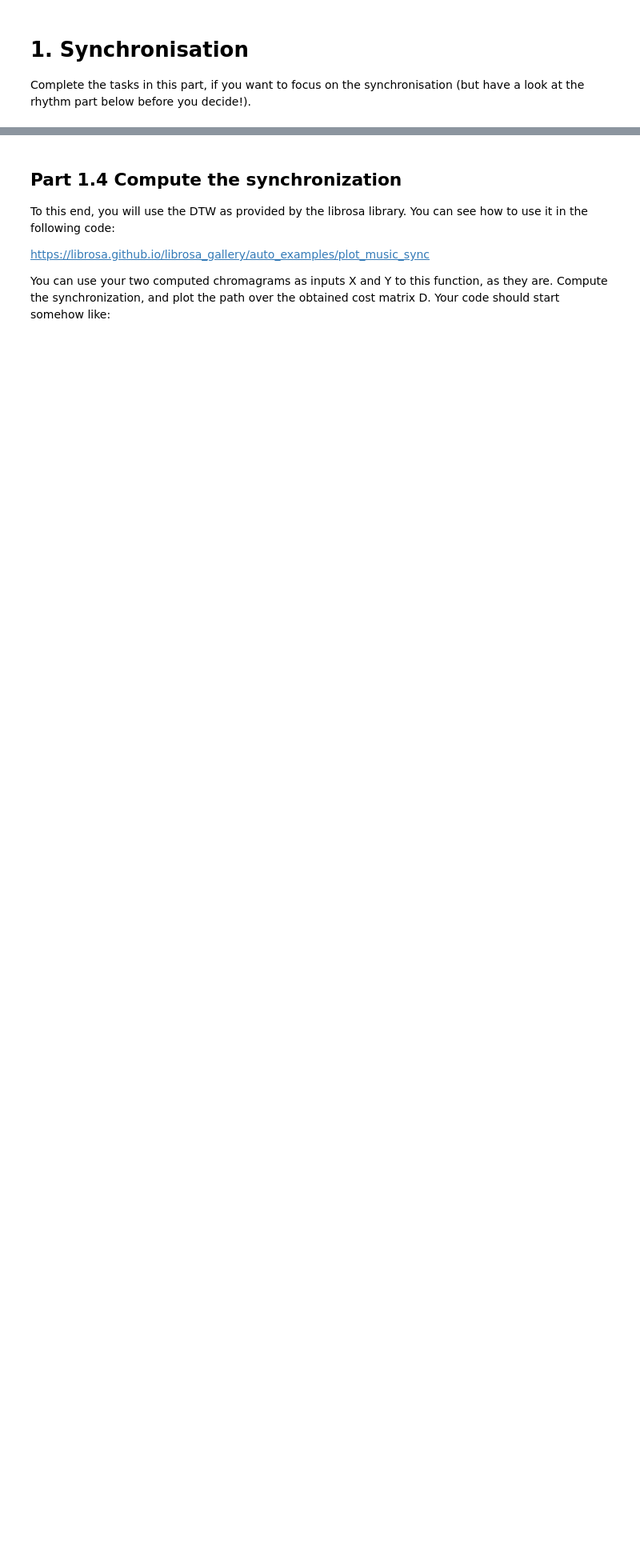
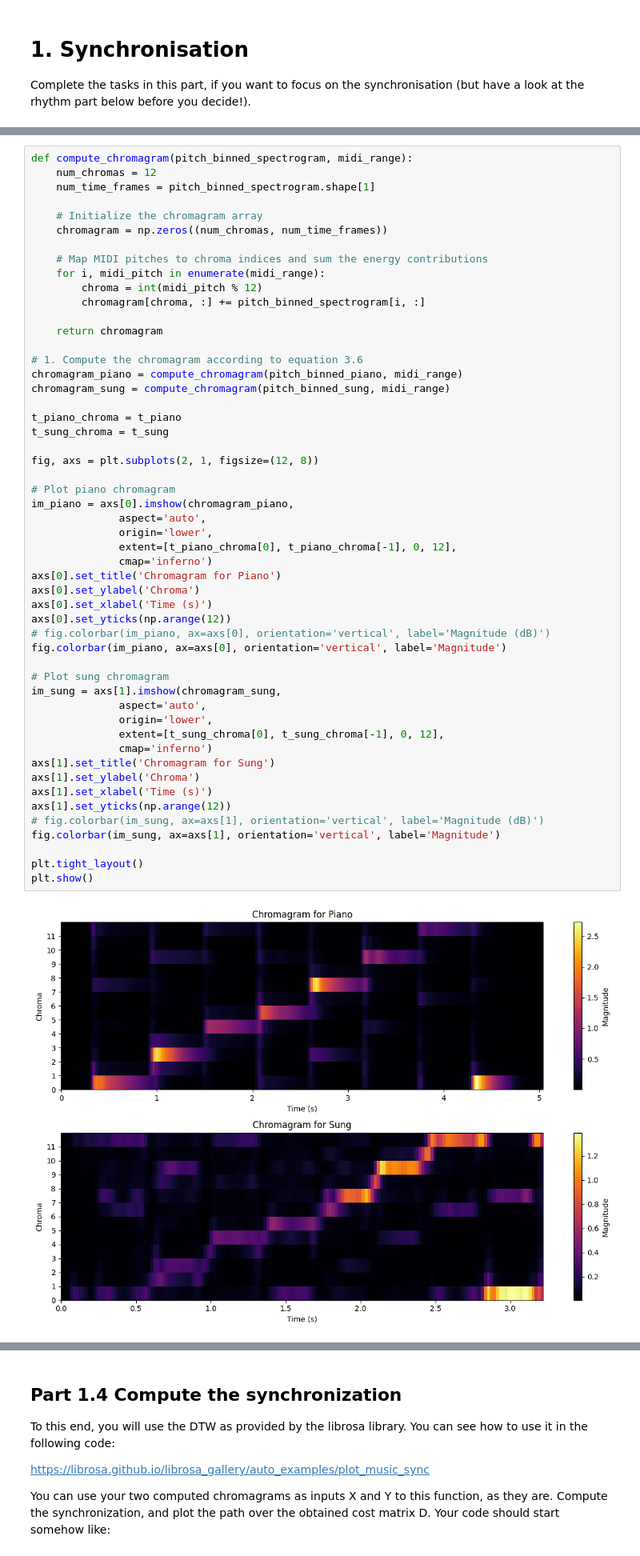
Before and after one commit to Charles0510/musicInformatics-DT2470, a Jupyter notebook: Lab/Lab4/DT2470_lab04-2.ipynb, the cells around one changed output, grey strips where cells are left out. Shown at 80% size. Cells and saved outputs as stored; diff of their text form; blank space fills up the shorter version.

```diff
--- a/Lab/Lab4/DT2470_lab04-2.ipynb
+++ b/Lab/Lab4/DT2470_lab04-2.ipynb
@@ -93,3 +258,57 @@ The chromagram is a feature that captures well harmonic and melodic development
 2.   Apply logarithmic compression to the chromagram. This will be your input feature for the DTW (my example uses gamma=100).
 
 ![](https://drive.google.com/uc?id=1eX8WhSmn6XxI8sIXxfRxdnssSrf2kICT)
+# %%
+def compute_chromagram(pitch_binned_spectrogram, midi_range):
+    num_chromas = 12
+    num_time_frames = pitch_binned_spectrogram.shape[1]
+
+    # Initialize the chromagram array
+    chromagram = np.zeros((num_chromas, num_time_frames))
+
+    # Map MIDI pitches to chroma indices and sum the energy contributions
+    for i, midi_pitch in enumerate(midi_range):
+        chroma = int(midi_pitch % 12)
+        chromagram[chroma, :] += pitch_binned_spectrogram[i, :]
+
+    return chromagram
+
+# 1. Compute the chromagram according to equation 3.6
+chromagram_piano = compute_chromagram(pitch_binned_piano, midi_range)
+chromagram_sung = compute_chromagram(pitch_binned_sung, midi_range)
+
+t_piano_chroma = t_piano
+t_sung_chroma = t_sung
+
+fig, axs = plt.subplots(2, 1, figsize=(12, 8))
+
+# Plot piano chromagram
+im_piano = axs[0].imshow(chromagram_piano,
+              aspect='auto',
+              origin='lower',
+              extent=[t_piano_chroma[0], t_piano_chroma[-1], 0, 12],
+              cmap='inferno')
+axs[0].set_title('Chromagram for Piano')
+axs[0].set_ylabel('Chroma')
+axs[0].set_xlabel('Time (s)')
+axs[0].set_yticks(np.arange(12))
+# fig.colorbar(im_piano, ax=axs[0], orientation='vertical', label='Magnitude (dB)')
+fig.colorbar(im_piano, ax=axs[0], orientation='vertical', label='Magnitude')
+
+# Plot sung chromagram
+im_sung = axs[1].imshow(chromagram_sung,
+              aspect='auto',
+              origin='lower',
+              extent=[t_sung_chroma[0], t_sung_chroma[-1], 0, 12],
+              cmap='inferno')
+axs[1].set_title('Chromagram for Sung')
+axs[1].set_ylabel('Chroma')
+axs[1].set_xlabel('Time (s)')
+axs[1].set_yticks(np.arange(12))
+# fig.colorbar(im_sung, ax=axs[1], orientation='vertical', label='Magnitude (dB)')
+fig.colorbar(im_sung, ax=axs[1], orientation='vertical', label='Magnitude')
+
+plt.tight_layout()
+plt.show()
+# %% [output]
+[figure, added]
```
Also changed, not shown: parts of 15 cells of this notebook.
